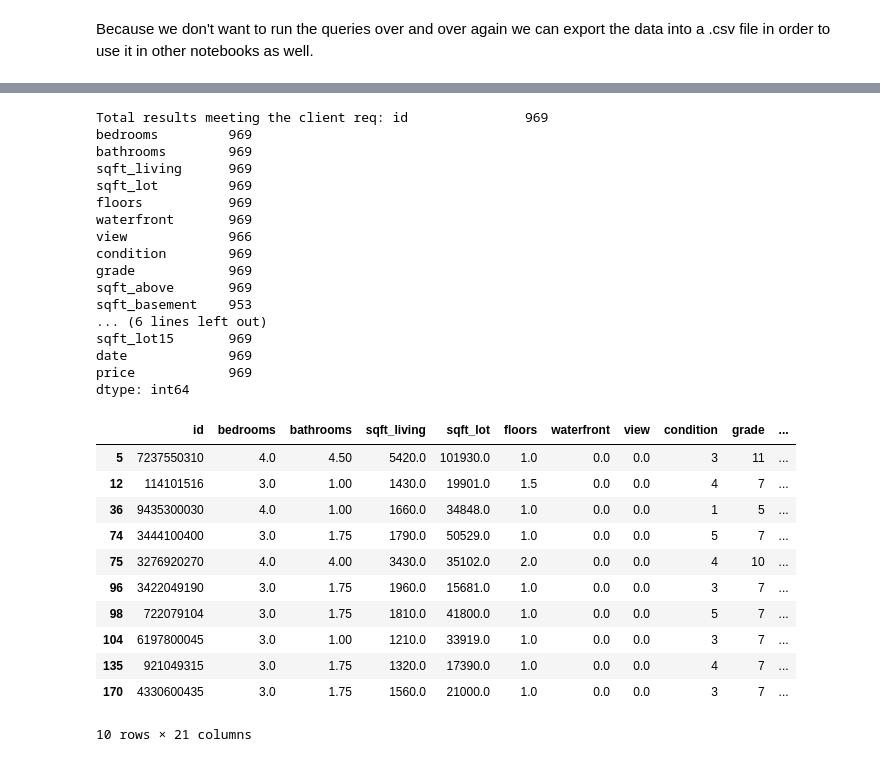
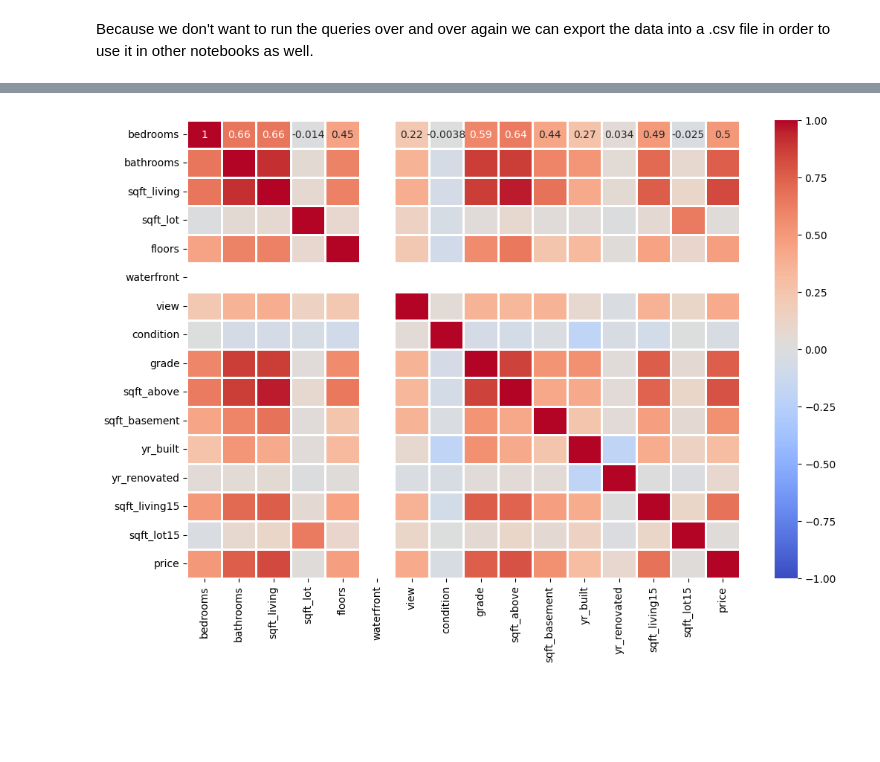
Before and after one commit to mahegupt/eda-project, a Jupyter notebook: 1_Fetching_the_data_eda.ipynb, the cells around one changed output, grey strips where cells are left out. Drawn from its saved outputs; the diff is of its cells as text; code cells hidden in the pictures; blank space fills up the shorter version.

```diff
--- a/1_Fetching_the_data_eda.ipynb
+++ b/1_Fetching_the_data_eda.ipynb
@@ -206,47 +249,29 @@ Index(['id', 'bedrooms', 'bathrooms', 'sqft_living', 'sqft_lot', 'floors',
 # %%
 # Filter for Jacob Phillip's preferences
 # Assumptions:
 # - 'sqft_lot' > 15000 is considered big (enough for tennis court & pool)
 # - 'bathrooms' >= 4 for 4+ bathrooms
 # - 'waterfront' == 0 for no waterfront
 # - 'sqft_living' < 2000 for "smaller house nearby" (adjust as needed)
 # - 'golf' and 'historic' columns/tags are not present, so these are not filtered
 
 filtered = df[
     ((df['bathrooms'] >= 4) | (df['sqft_living'] < 2000)) &
     (df['sqft_lot'] > 15000) &
     (df['waterfront'] == 0)
 ]
-print(f"Total results meeting the client req: {filtered.values()}")
+# print(f"Total results meeting the client req: {filtered.values()}")
 # Show the top results
 filtered.head(10)
+plt.figure(figsize=(12,8),dpi=100)
+sns.heatmap(
+    data=filtered[numeric_headers].corr(),
+    cmap='coolwarm',
+    linecolor='white',
+    linewidth=1,
+    annot=True,
+    vmin=-1,
+    vmax=1
+);
 # %% [output]
-Total results meeting the client req: id               969
-bedrooms         969
-bathrooms        969
-sqft_living      969
-sqft_lot         969
-floors           969
-waterfront       969
-view             966
-condition        969
-grade            969
-sqft_above       969
-sqft_basement    953
-... (6 lines left out)
-sqft_lot15       969
-date             969
-price            969
-dtype: int64
-|  | id | bedrooms | bathrooms | sqft_living | sqft_lot | floors | waterfront | view | condition | grade | ... |
-| 5 | 7237550310 | 4.0 | 4.50 | 5420.0 | 101930.0 | 1.0 | 0.0 | 0.0 | 3 | 11 | ... |
-| 12 | 114101516 | 3.0 | 1.00 | 1430.0 | 19901.0 | 1.5 | 0.0 | 0.0 | 4 | 7 | ... |
-| 36 | 9435300030 | 4.0 | 1.00 | 1660.0 | 34848.0 | 1.0 | 0.0 | 0.0 | 1 | 5 | ... |
-| 74 | 3444100400 | 3.0 | 1.75 | 1790.0 | 50529.0 | 1.0 | 0.0 | 0.0 | 5 | 7 | ... |
-| 75 | 3276920270 | 4.0 | 4.00 | 3430.0 | 35102.0 | 2.0 | 0.0 | 0.0 | 4 | 10 | ... |
-| 96 | 3422049190 | 3.0 | 1.75 | 1960.0 | 15681.0 | 1.0 | 0.0 | 0.0 | 3 | 7 | ... |
-| 98 | 722079104 | 3.0 | 1.75 | 1810.0 | 41800.0 | 1.0 | 0.0 | 0.0 | 5 | 7 | ... |
-| 104 | 6197800045 | 3.0 | 1.00 | 1210.0 | 33919.0 | 1.0 | 0.0 | 0.0 | 3 | 7 | ... |
-| 135 | 921049315 | 3.0 | 1.75 | 1320.0 | 17390.0 | 1.0 | 0.0 | 0.0 | 4 | 7 | ... |
-| 170 | 4330600435 | 3.0 | 1.75 | 1560.0 | 21000.0 | 1.0 | 0.0 | 0.0 | 3 | 7 | ... |
-10 rows × 21 columns
+[figure, added]
```
Also changed, not shown: parts of 20 cells of this notebook, 3 other files.
